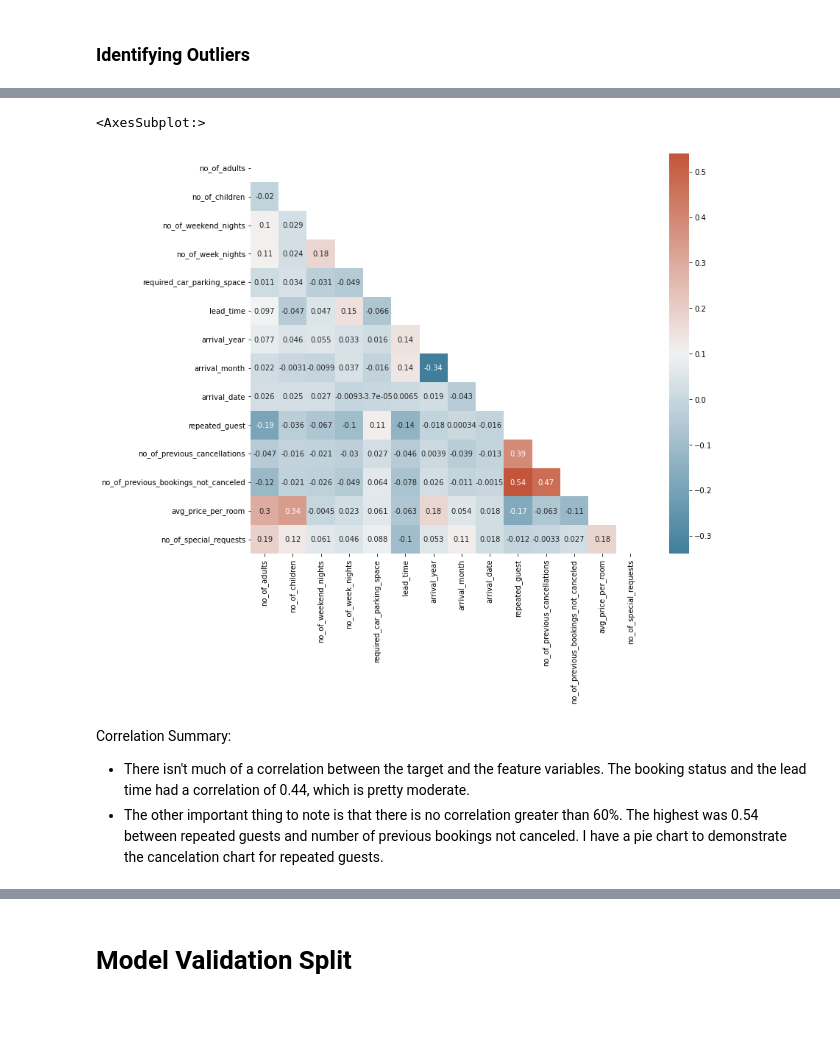
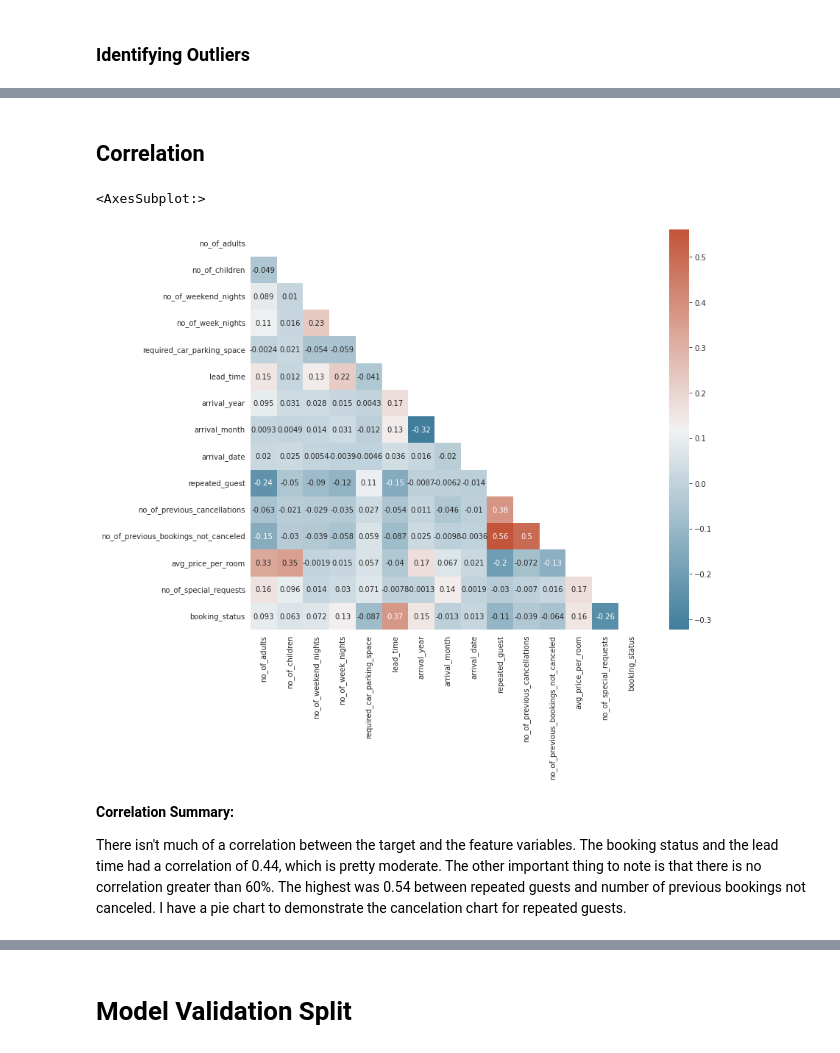
Before and after one commit to rimchristian/Hotel-Reservation-ML-Model, a Jupyter notebook: hotelbooking.ipynb, the cells around one changed output, grey strips where cells are left out. Saved outputs shown, nothing was run; the diff lists cells and outputs as text; code cells hidden in the pictures; blank space fills up the shorter version.

```diff
--- a/hotelbooking.ipynb
+++ b/hotelbooking.ipynb
@@ -97,7 +131,7 @@ def classification_metrics(model, X_test, y_test, label='Test Data',
 # %% [markdown]
 # **Load and Inspect the Data**
 # %%
-filename = '/content/Hotel_Reservations.csv'
+filename = '/content/Hotel Reservations 2.csv'
 df = pd.read_csv(filename)
 # %%
 # display the first 5 rows
@@ -168,6 +178,7 @@ df.describe(include='object')
 ## **Remove Unnecessary Columns**
 # %%
 # drop columns
+df = df.drop(columns=['Booking_ID'])
 df.info()
 # %% [output]
 <class 'pandas.core.frame.DataFrame'>
@@ -291,0 +311,5 @@ The two classes were not distributed evenly so the data may be imbalanced. It se
+# %%
+sns.set_style("whitegrid")
+ax = sns.countplot(df['booking_status'], palette=sns.cubehelix_palette(2))
+plt.title('Booking Status Class Distribution', fontsize=15)
+plt.xlabel(xlabel='Class')
@@ -292,5 +321,5 @@ The two classes were not distributed evenly so the data may be imbalanced. It se
 # %%
 df['booking_status'].value_counts()
-#df['booking_status'].replace({'Canceled':1,'Not_Canceled':0}, inplace=True)
+df['booking_status'].replace({'Canceled':1,'Not_Canceled':0}, inplace=True)
 df['booking_status'].value_counts()
 # %% [output]
@@ -450,16 +461,16 @@ plt.savefig('heatmap.png', dpi=300, bbox_inches='tight')
+# %% [markdown]
+## **Correlation**
 # %%
-#Set up the matplotlib plot configuration
-f, ax = plt.subplots(figsize=(12, 10))
-
-mask = np.triu(np.ones_like(df.corr(), dtype=bool))
-
-cmap = sns.diverging_palette(230, 20, as_cmap=True)
-
-sns.heatmap(df.corr(), annot=True, mask = mask, cmap=cmap)
+# set up the matplotlib plot configuration
+f, ax = plt.subplots(figsize=(12,10))
+mask = np.triu(np.ones_like(df.corr(), dtype='bool'))
+cmap = sns.diverging_palette(230,20,as_cmap=True)
+sns.heatmap(df.corr(), annot=True,mask=mask,cmap=cmap)
 # %% [output]
 <AxesSubplot:>
-[figure, old version]
+[figure, new version]
 # %% [markdown]
-Correlation Summary:
-- There isn't much of a correlation between the target and the feature variables.  The booking status and the lead time had a correlation of 0.44, which is pretty moderate.
-- The other important thing to note is  that there is no correlation greater than 60%. The highest was 0.54 between repeated guests and number of previous bookings not canceled.  I have a pie chart to demonstrate the cancelation chart for repeated guests.
+**Correlation Summary:**
+
+There isn't much of a correlation between the target and the feature variables. The booking status and the lead time had a correlation of 0.44, which is pretty moderate.
+The other important thing to note is that there is no correlation greater than 60%. The highest was 0.54 between repeated guests and number of previous bookings not canceled. I have a pie chart to demonstrate the cancelation chart for repeated guests.
```
Also changed, not shown: parts of 142 cells of this notebook.
